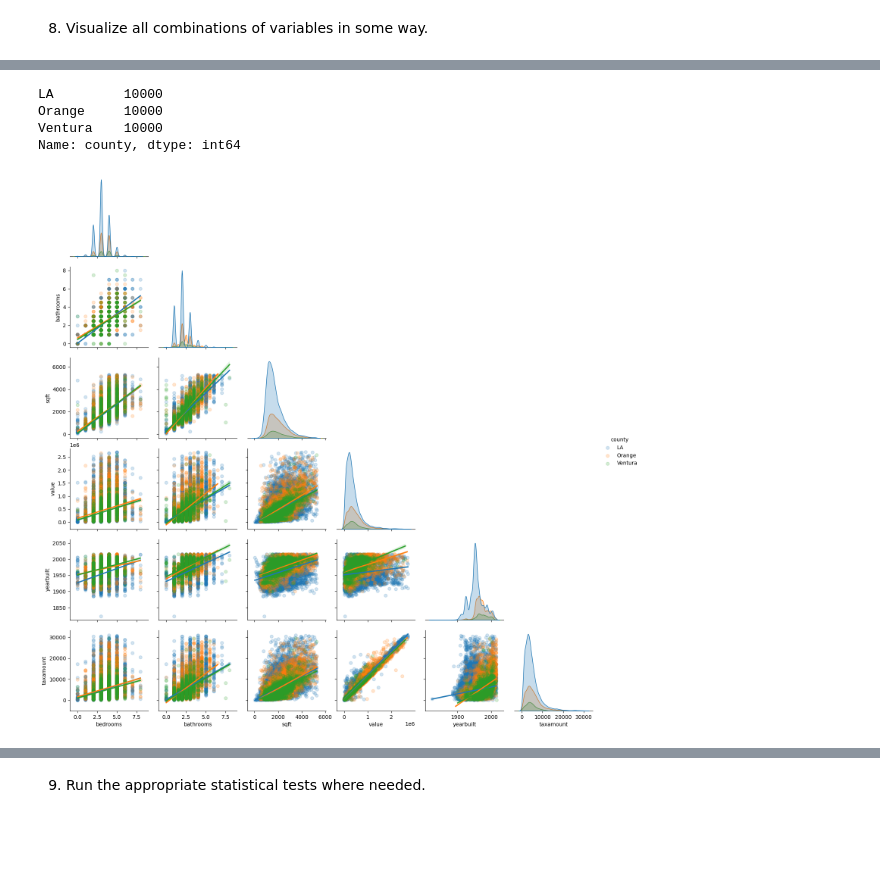
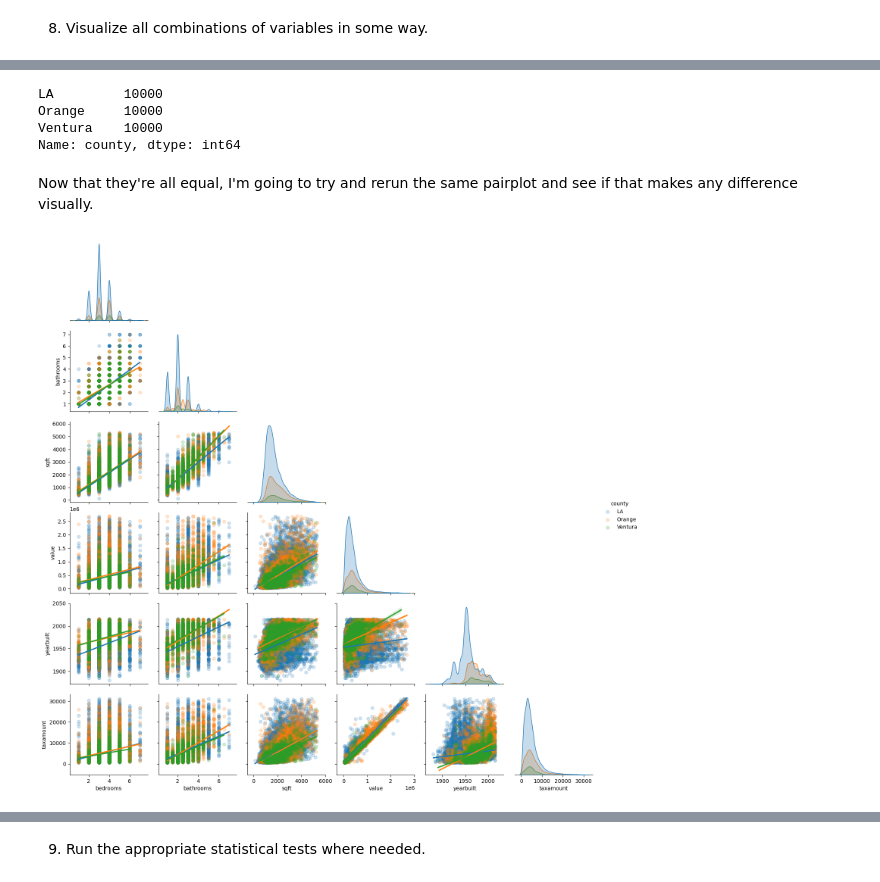
Before and after one commit to wilson-velasco/regression-exercises, a Jupyter notebook: exploration.ipynb, the cells around one changed output, grey strips where cells are left out. Drawn from its saved outputs; the diff is of its cells as text; code cells hidden in the pictures; blank space fills up the shorter version.

```diff
--- a/exploration.ipynb
+++ b/exploration.ipynb
@@ -23,5 +23,5 @@ In these exercises, you will run through the stages of exploration as you contin
 # %% [markdown]
 1) As with encoded vs. unencoded data, we recommend exploring un-scaled data in your EDA process.
 # %%
-zillow = w.wrangle_zillow()
+train, validate, test = w.wrangle_zillow()
 # %%
@@ -36,7 +36,5 @@ zillow.head()
 # %% [markdown]
 2) Make sure to perform a train, validate, test split before and use only your train dataset to explore the relationships between independent variables with other independent variables or independent variables with your target variable.
-# %%
-train, validate, test = w.split_data(zillow)
 # %%
 train.head()
 # %% [output]
@@ -129,16 +140,20 @@ train_Orange = train[train.county == 'Orange'].sample(10_000)
 train_Ventura = train[train.county == 'Ventura'].sample(10_000)
 # %%
 train_alpha = pd.concat([train_LA, train_Orange, train_Ventura])
-# %%
-train_alpha.county.value_counts()
-# %% [output]
-LA         10000
-Orange     10000
-Ventura    10000
-Name: county, dtype: int64
+# %%
+#Checking value counts.
+
+train_alpha.county.value_counts()
+# %% [output]
+LA         10000
+Orange     10000
+Ventura    10000
+Name: county, dtype: int64
+# %% [markdown]
+Now that they're all equal, I'm going to try and rerun the same pairplot and see if that makes any difference visually.
 # %%
-sns.pairplot(train.sample(30_000), hue='county', corner=True, kind='reg', plot_kws={'scatter_kws': {'alpha': 0.2}})
+sns.pairplot(train.drop(columns=['county_Orange', 'county_Ventura']).sample(30_000), hue='county', corner=True, kind='reg', plot_kws={'scatter_kws': {'alpha': 0.2}})
 plt.show()
 # %% [output]
-[figure, old version]
+[figure, new version]
 # %%
```
Also changed, not shown: parts of 27 cells of this notebook, 2 other files.
